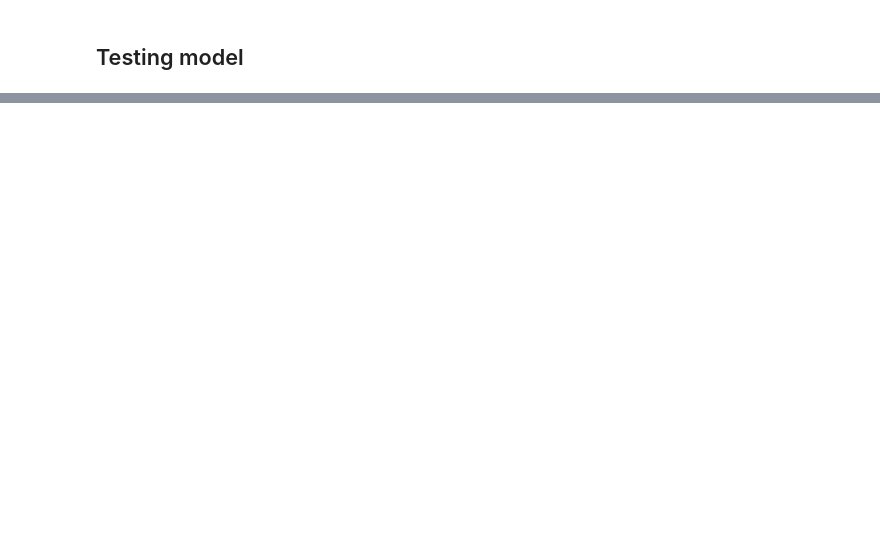
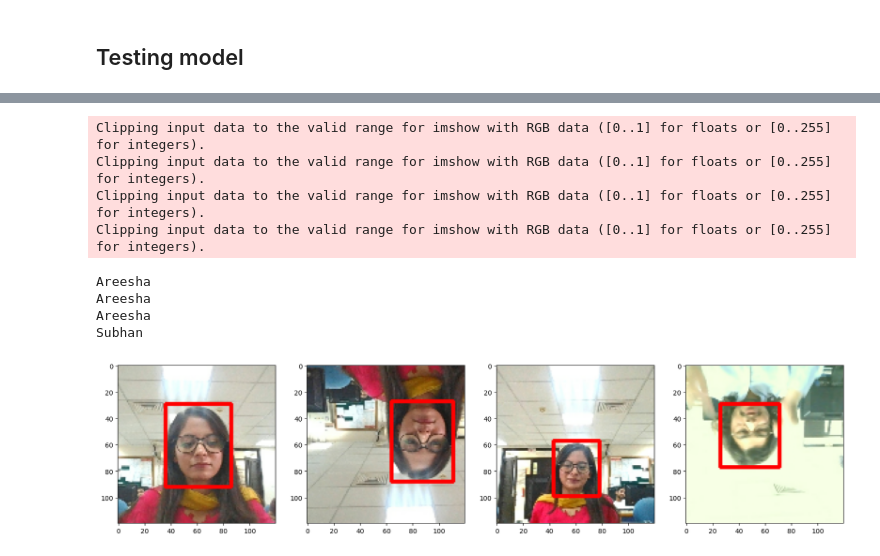
Before and after one commit to SulemanHamdani/IS-project, a Jupyter notebook: model.ipynb, the cells around one changed output, grey strips where cells are left out. Cells and saved outputs as stored; diff of their text form; code cells hidden in the pictures; blank space fills up the shorter version.

```diff
--- a/model.ipynb
+++ b/model.ipynb
@@ -128,4 +126,6 @@ train_labels = train_labels.map(lambda x: tf.py_function(load_labels, [x], [tf.u
 # %%
-test_labels = tf.data.Dataset.list_files('aug_data\\test\\labels\\*.json', shuffle=False)
+test_labels = tf.data.Dataset.list_files('new_aug_data\\test\\labels\\*.json', shuffle=False)
 test_labels = test_labels.map(lambda x: tf.py_function(load_labels, [x], [tf.uint8, tf.float16]))
+# make it 1d
+test_labels = test_labels.map(lambda x,y: (x[0], y))
 # %%
@@ -338,3 +377,8 @@ ax[2].title.set_text('Regression Loss')
 ax[2].legend()
 
 plt.show()
+# %%
+# load model.h5 file
+
+facetracker = tf.keras.models.load_model('multi_class_facetracker.h5')
+# compile model
@@ -349,16 +401,35 @@ yhat = facetracker.predict(test_sample[0])
 # %%
 fig, ax = plt.subplots(ncols=4, figsize=(20,20))
 for idx in range(4):
     sample_image = test_sample[0][idx]
     sample_coords = yhat[1][idx]
 
-    if yhat[0][idx] > 0.9:
-        cv2.rectangle(sample_image,
+    cv2.rectangle(sample_image,
                       tuple(np.multiply(sample_coords[:2], [120,120]).astype(int)),
                       tuple(np.multiply(sample_coords[2:], [120,120]).astype(int)),
                             (255,0,0), 2)
-        cv2.putText(sample_image, class_label, tuple(np.add(np.multiply(sample_coords[:2], [450,450]).astype(int),
-                                               [0,-5])),
-                    cv2.FONT_HERSHEY_SIMPLEX, 1, (255,255,255), 2, cv2.LINE_AA)
+
+   # print labels
+    label = np.argmax(yhat[0][idx])
+    if (label == 0):
+        label = ""
+    elif (label == 1):
+        label = "Suleman"
+    elif (label == 2):
+        label = "Areesha"
+    elif (label == 3):
+        label = "Subhan"
+
+    print (label)
 
     ax[idx].imshow(sample_image)
+# %% [output]
+Clipping input data to the valid range for imshow with RGB data ([0..1] for floats or [0..255] for integers).
+Clipping input data to the valid range for imshow with RGB data ([0..1] for floats or [0..255] for integers).
+Clipping input data to the valid range for imshow with RGB data ([0..1] for floats or [0..255] for integers).
+Clipping input data to the valid range for imshow with RGB data ([0..1] for floats or [0..255] for integers).
+Areesha
+Areesha
+Areesha
+Subhan
+[figure, added]
```
Also changed, not shown: parts of 17 cells of this notebook.
